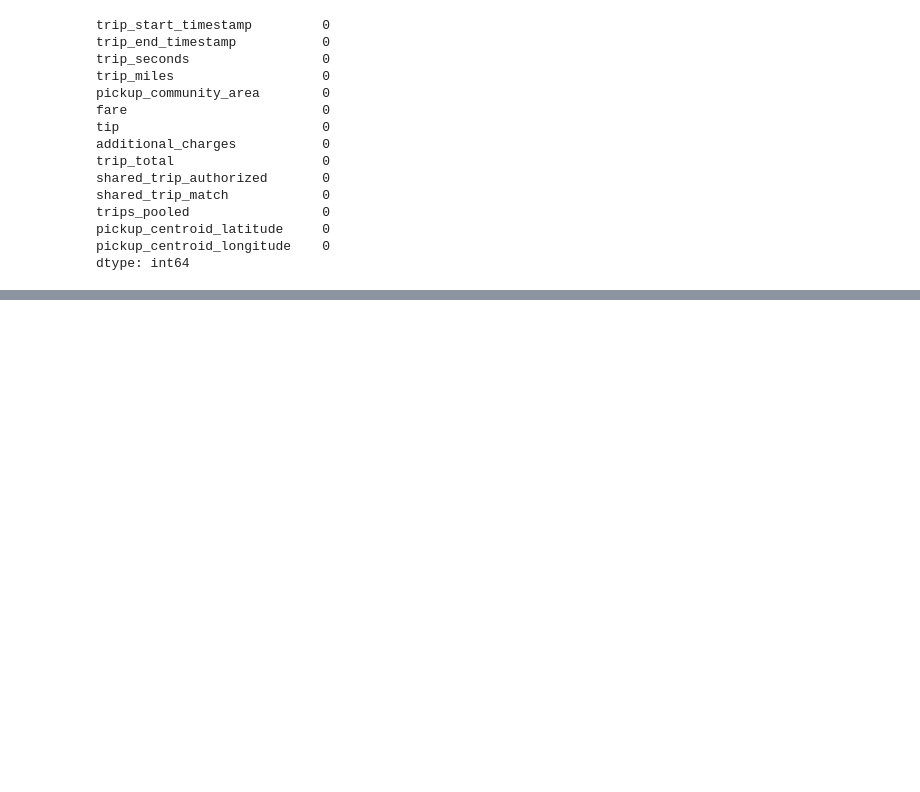
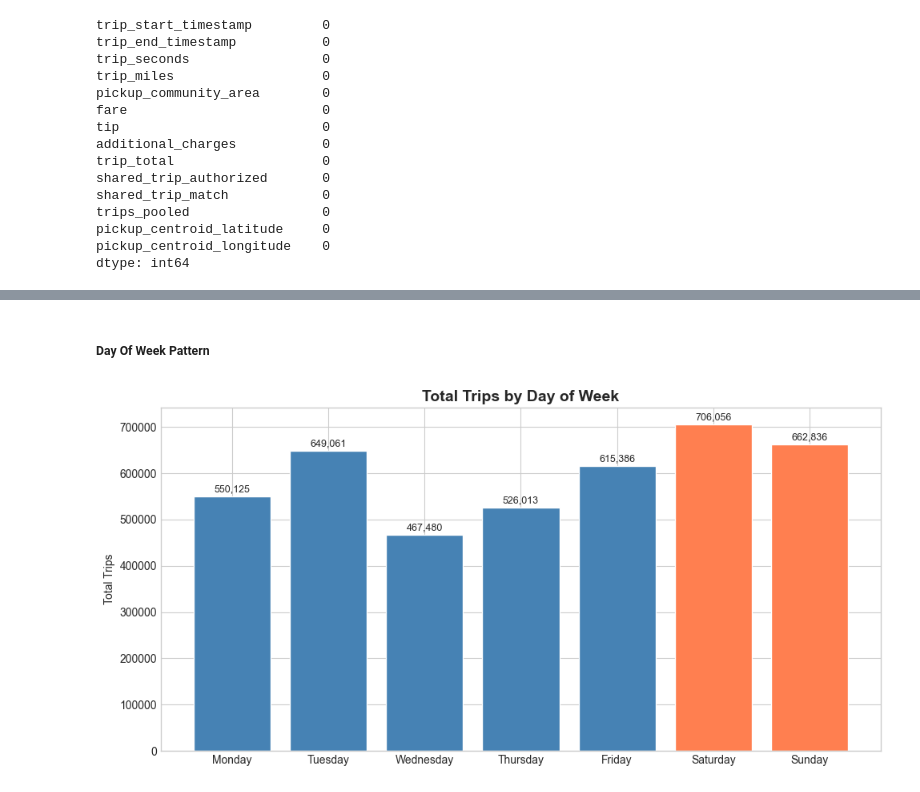
Before and after one commit to Kslaxman/chiride-demand, a Jupyter notebook: notebooks/02eda.ipynb, the cells around one changed output, grey strips where cells are left out. Cells and saved outputs as stored; diff of their text form; code cells hidden in the pictures; blank space fills up the shorter version.

```diff
--- a/notebooks/02eda.ipynb
+++ b/notebooks/02eda.ipynb
@@ -56,0 +108,19 @@ dtype: int64
+# %% [markdown]
+##### Day Of Week Pattern
+# %%
+dow_order = ['Monday', 'Tuesday', 'Wednesday', 'Thursday', 'Friday', 'Saturday', 'Sunday']
+dow_trips = df.groupby('day_name').size().reindex(dow_order)
+
+fig, ax = plt.subplots(figsize=(10, 5))
+bars = ax.bar(dow_order, dow_trips.values, color = ['steelblue']*5 + ['coral']*2, edgecolor='white')
+ax.set_title('Total Trips by Day of Week', fontsize=14, fontweight='bold')
+ax.set_ylabel('Total Trips')
+
+for bar, val in zip(bars, dow_trips.values):
+    ax.text(bar.get_x() + bar.get_width() / 2, bar.get_height() + 5000, f'{val:,.0f}', ha='center', va='bottom', fontsize=9)
+
+
+plt.tight_layout()
+plt.show()
+# %% [output]
+[figure, added]
```
Also changed, not shown: parts of 26 cells of this notebook.
